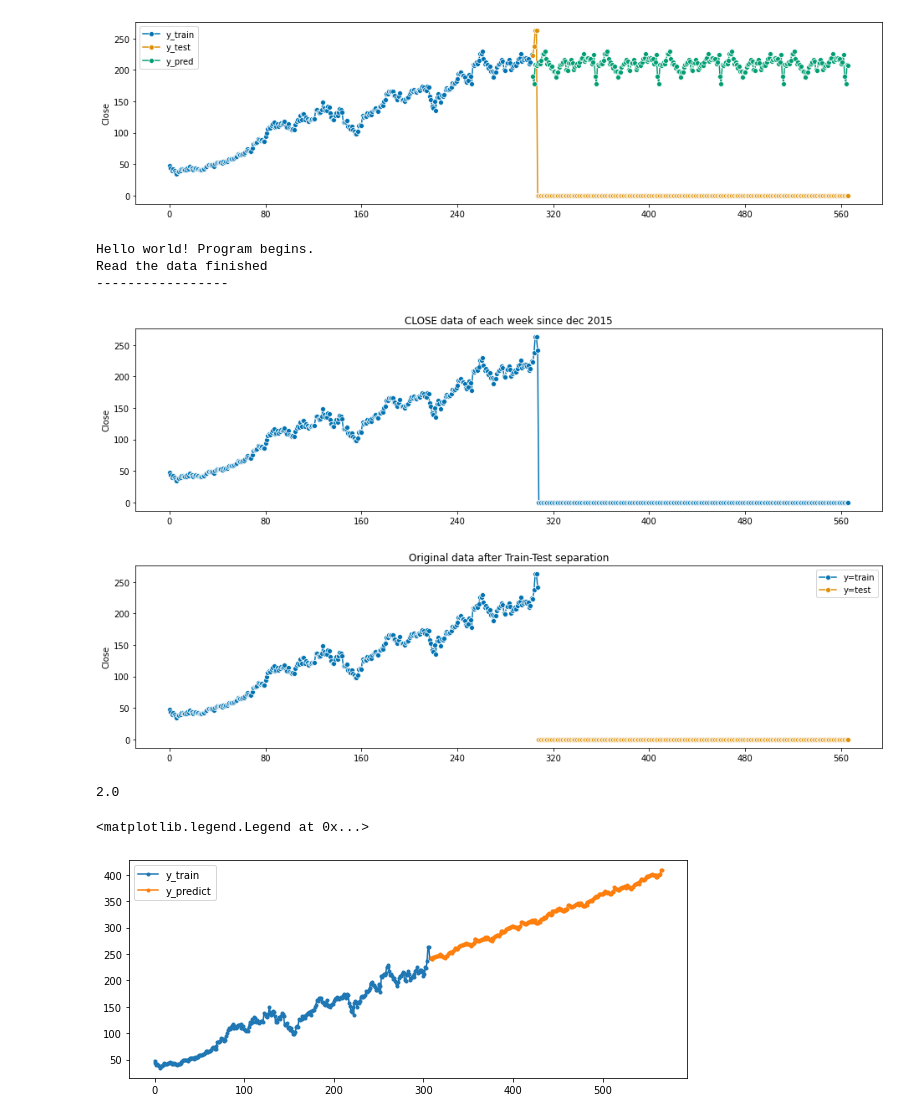
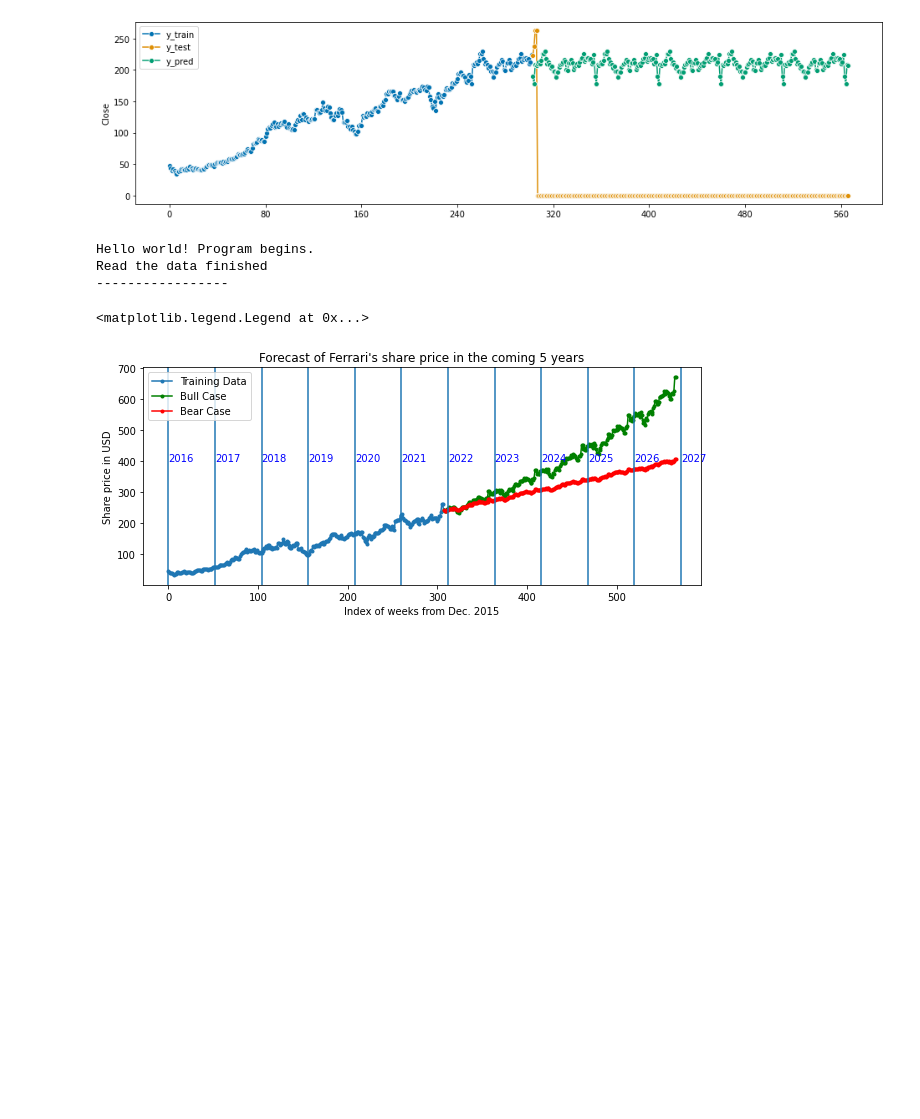
Before and after one commit to ZGChung/MIPBG_Ferrari, a Jupyter notebook: Time_Series.ipynb, the cells around one changed output. Cells and saved outputs as stored; diff of their text form; code cells hidden in the pictures; blank space fills up the shorter version.

Commit message:
feat: beautify the plot

```diff
--- a/Time_Series.ipynb
+++ b/Time_Series.ipynb
@@ -111,48 +111,68 @@ from sktime.forecasting.base import ForecastingHorizon
 from sktime.forecasting.exp_smoothing import ExponentialSmoothing
 from sktime.forecasting.naive import NaiveForecaster
 from sktime.forecasting.theta import ThetaForecaster
 from sktime.forecasting.trend import PolynomialTrendForecaster
 from sktime.performance_metrics.forecasting import sMAPE, smape_loss
 from sktime.transformations.series.detrend import Deseasonalizer, Detrender
 
 simplefilter("ignore", FutureWarning)
 warnings.simplefilter('ignore', ConvergenceWarning)
 warnings.simplefilter('ignore', RuntimeWarning)
 
 print("Hello world! Program begins.")
 df1 = pd.read_csv("RACE.csv")
 #print("df1.shape", df1.shape)
 #print("df1", df1)
 print("Read the data finished\n-----------------")
 y = pd.Series(data = df1['Close'])
-fig1, ax1 = plot_series(y)
-ax1.set_title("CLOSE data of each week since dec 2015")
+#fig1, ax1 = plot_series(y)
+#ax1.set_title("CLOSE data of each week since dec 2015")
 
+# predictor with ExponentialSmoothing
+y_train, y_test = temporal_train_test_split(y, test_size = 259)
+fh = ForecastingHorizon(y_test.index, is_relative=False)
+forecaster2 = ExponentialSmoothing(trend="mul", seasonal="mul", sp= 52)
+forecaster2.fit(y_train)
+y_pred2 = forecaster2.predict(fh)
 
 
 y_train, y_test = temporal_train_test_split(y, test_size = 259)
 fh = ForecastingHorizon(y_test.index, is_relative=False)
-fig2, ax2 = plot_series(y_train, y_test, labels = ["y=train", "y=test"])
-ax2.set_title("Original data after Train-Test separation")
-plt.show()
+forecaster3 = ExponentialSmoothing(trend="add", seasonal="additive", sp= 52)
+forecaster3.fit(y_train)
+y_pred3 = forecaster3.predict(fh)
 
-# predictor with ExponentialSmoothing
-forecaster = ExponentialSmoothing(trend="add", seasonal="additive", sp=52)
-forecaster.fit(y_train)
-y_pred = forecaster.predict(fh)
-print(smape_loss(y_test, y_pred))
+# Add years marker
+fig, ax = plt.subplots(1, 1, figsize=(10, 4))
+y_train.plot(ax=ax, label='Training Data', style='.-')
+y_pred2.plot(ax=ax, label='Bull Case', style='g.-')
+y_pred3.plot(ax=ax, label='Bear Case', style='r.-')
+x_index_set=np.zeros(12)
+for i in np.arange(1,13,1):
+    x_index_set[i-1]=52*(i-1)
+for x in x_index_set:
+    plt.axvline(x=x)
 
-fig, ax = plt.subplots(1, 1, figsize=(10, 4))
-y_train.plot(ax=ax, label='y_train', style='.-')
 
-y_pred.plot(ax=ax, label='y_predict', style='.-')
+for x in x_index_set:
+    if x < 200:
+        num = x/52 + 6
+        str1 = "%.f" % num
+        str1 = '201'+str1
+        plt.text(x,400,str1,color='blue')
+    else:
+        num = x/52 + 6 + 10
+        str1 =  "%.f" % num
+        str1 = '20'+str1
+        plt.text(x,400,str1,color='blue')
+ax.set_title("Forecast of Ferrari's share price in the coming 5 years")
+ax.set_ylabel("Share price in USD")
+ax.set_xlabel("Index of weeks from Dec. 2015")
+#ax.grid()
 plt.legend()
 # %% [output]
 Hello world! Program begins.
 Read the data finished
 -----------------
+<matplotlib.legend.Legend at 0x...>
-[figure, old version]
+[figure, new version]
-[figure, removed]
-2.0
-<matplotlib.legend.Legend at 0x...>
-[figure, removed]
```
